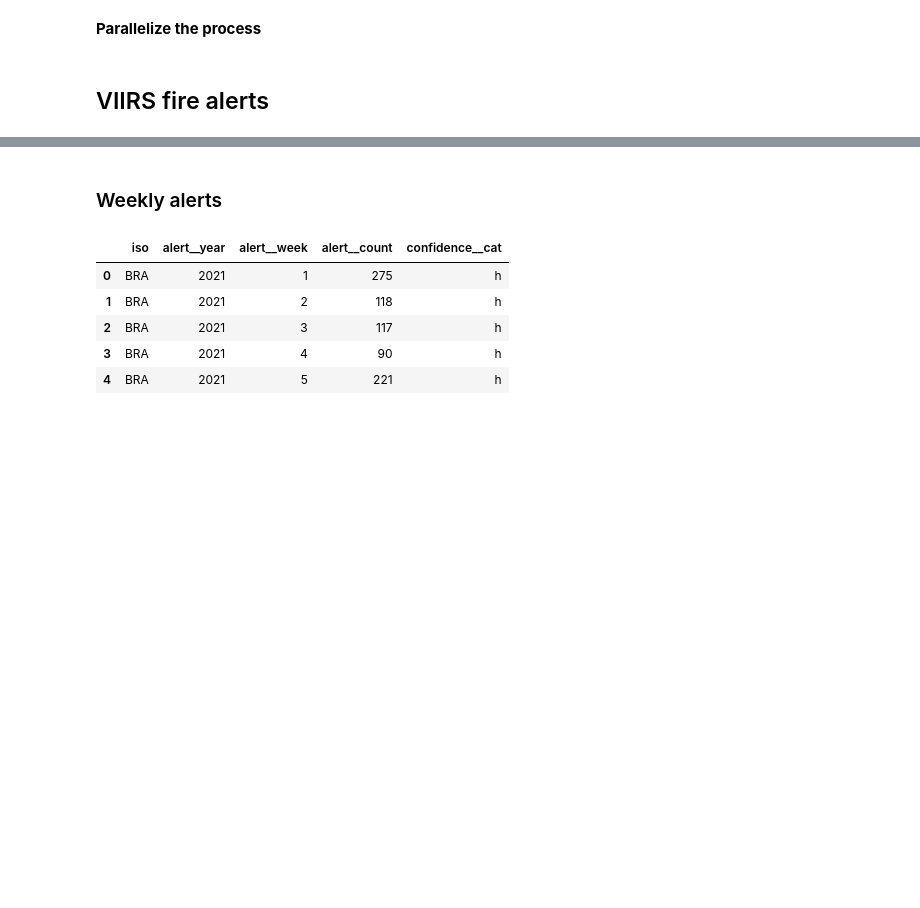
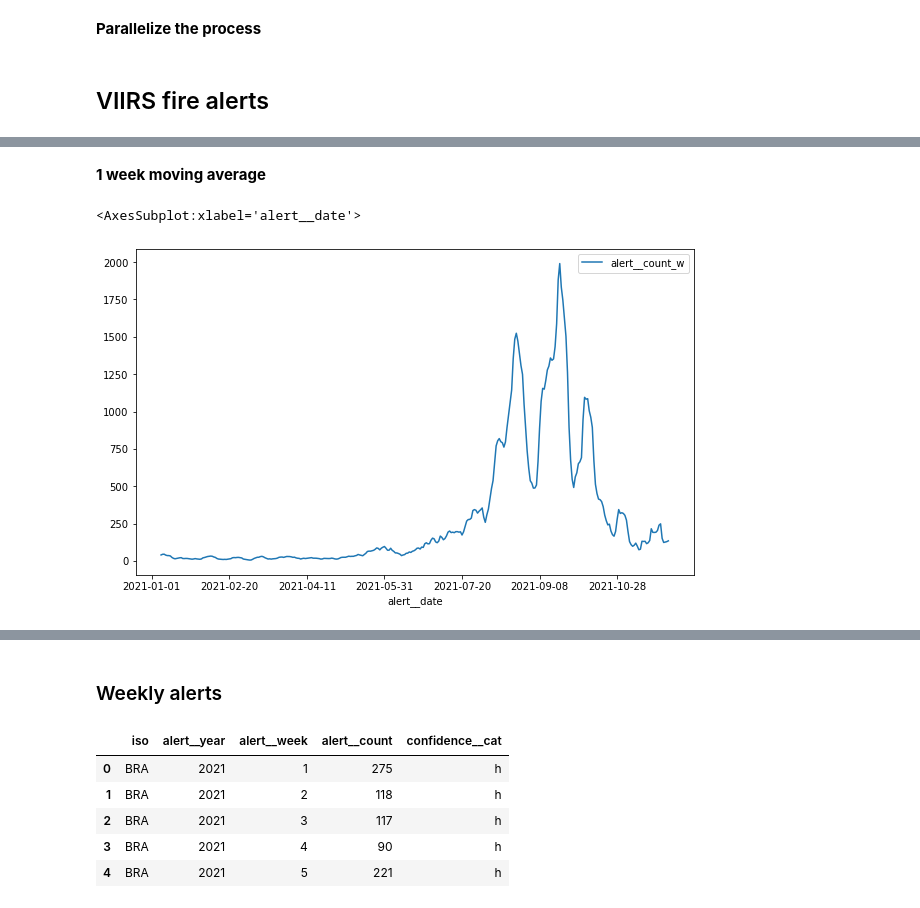
Before and after one commit to Vizzuality/mongabay-data, a Jupyter notebook: processing/fire_tool_exploration.ipynb, the cells around one changed output, grey strips where cells are left out. Cells and saved outputs as stored; diff of their text form; code cells hidden in the pictures; blank space fills up the shorter version.

```diff
--- a/processing/fire_tool_exploration.ipynb
+++ b/processing/fire_tool_exploration.ipynb
@@ -327,0 +406,10 @@ image.reduceRegions(**regReducer).toList(clipped_grid.size()).getInfo()[12].get(
+# %% [markdown]
+**1 week moving average**
+# %%
+df_fire['alert__count_w'] = df_fire[['alert__date', 'alert__count']].rolling(7).mean()
+
+fig, ax = plt.subplots(figsize=(10,6))
+df_fire.plot(ax=ax, x='alert__date', y='alert__count_w')
+# %% [output]
+<AxesSubplot:xlabel='alert__date'>
+[figure, added]
```
Also changed, not shown: parts of 73 cells of this notebook.
